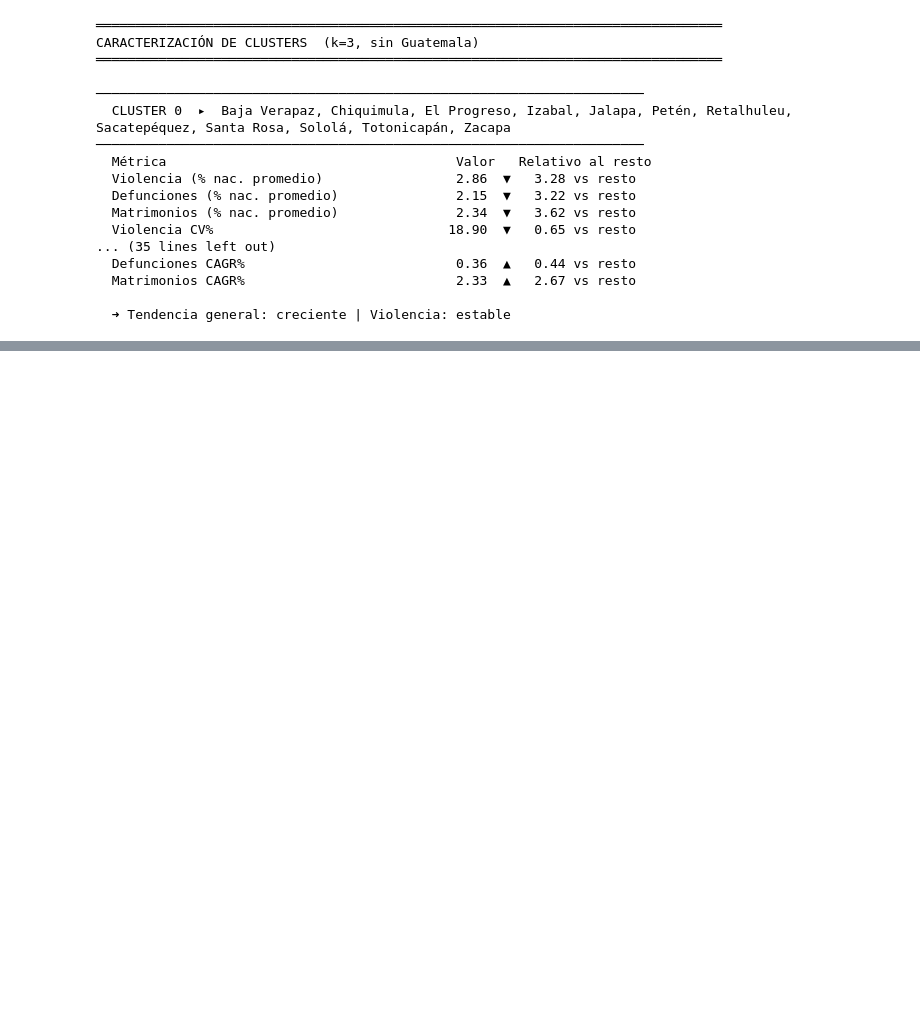
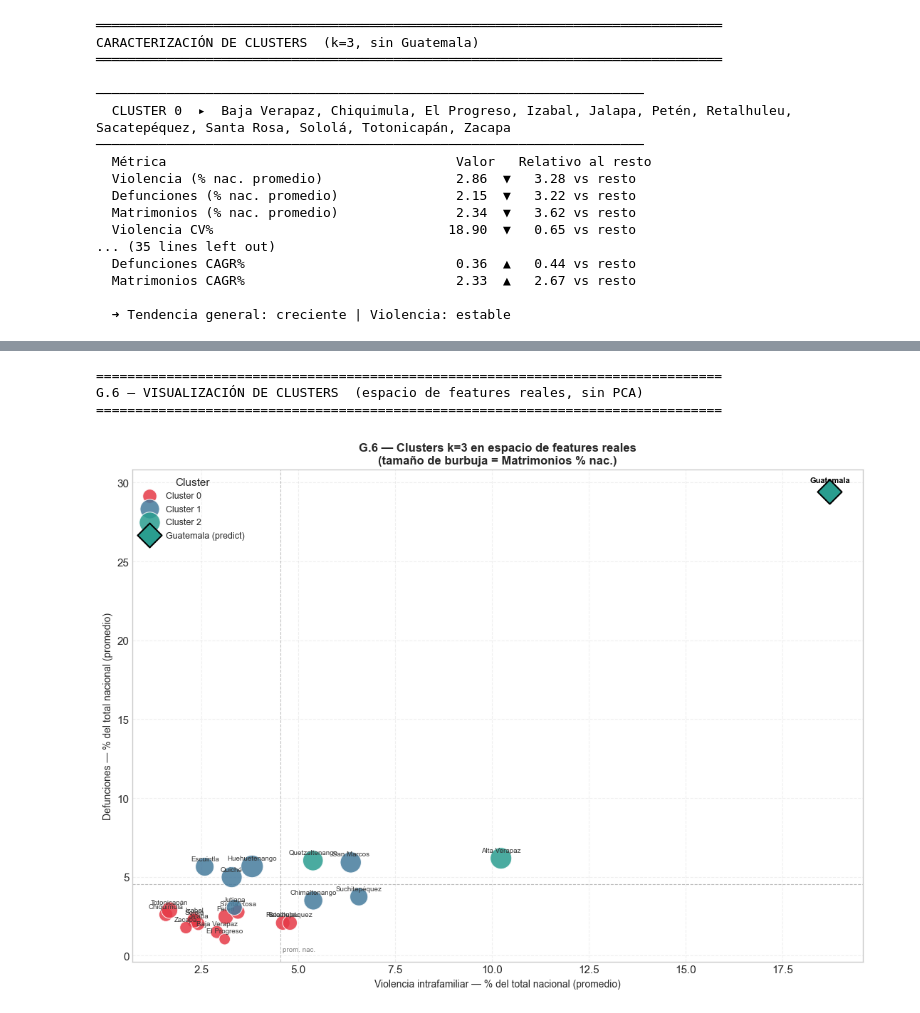
Before and after one commit to FerAHMz/proy1-md, a Jupyter notebook: caso_base_normalizado.ipynb, the cells around one changed output, grey strips where cells are left out. Cells and saved outputs as stored; diff of their text form; code cells hidden in the pictures; blank space fills up the shorter version.

```diff
--- a/caso_base_normalizado.ipynb
+++ b/caso_base_normalizado.ipynb
@@ -1869,0 +1996,62 @@ Zacapa                3        0
+# %%
+
+# ── G.6 — Clusters en espacio de features reales (sin PCA) ────────────────
+print("="*80)
+print("G.6 — VISUALIZACIÓN DE CLUSTERS  (espacio de features reales, sin PCA)")
+print("="*80)
+
+# df_full tiene las 18 features + Cluster para los 22 deptos (incl. Guatemala)
+x_col = 'Vio_Promedio_Pct'
+y_col = 'Def_Promedio_Pct'
+s_col = 'Mat_Promedio_Pct'
+
+fig, ax = plt.subplots(figsize=(11, 8))
+
+for ci in range(K_SGT):
+    sub_c = df_full[df_full['Cluster'] == ci]
+    is_gt = sub_c.index.isin(['Guatemala'])
+    # departamentos normales
+    normal = sub_c[~is_gt]
+    sizes  = (normal[s_col] * 60 + 60).clip(lower=40)
+    ax.scatter(normal[x_col], normal[y_col],
+               s=sizes, c=CLUSTER_COLORS[ci], alpha=0.85,
+               edgecolors='white', linewidths=0.8,
+               label=f'Cluster {ci}', zorder=3)
+    for dep, row_n in normal.iterrows():
+        ax.annotate(dep, (row_n[x_col], row_n[y_col]),
+                    fontsize=7, ha='center', va='bottom',
+                    xytext=(0, 5), textcoords='offset points', color='#333')
+
+# Guatemala separada con marcador diamante
+gt_row = df_full.loc['Guatemala']
+gt_c   = int(gt_row['Cluster'])
+ax.scatter(gt_row[x_col], gt_row[y_col],
+           s=300, c=CLUSTER_COLORS[gt_c],
+           marker='D', edgecolors='black', linewidths=1.5,
+           zorder=5, label='Guatemala (predict)')
+ax.annotate('Guatemala', (gt_row[x_col], gt_row[y_col]),
+            fontsize=8, fontweight='bold', ha='center', va='bottom',
+            xytext=(0, 8), textcoords='offset points', color='black')
+
+ax.axvline(df_full[x_col].mean(), color='gray', lw=0.8, ls='--', alpha=0.5)
+ax.axhline(df_full[y_col].mean(), color='gray', lw=0.8, ls='--', alpha=0.5)
+ax.text(df_full[x_col].mean() + 0.05, ax.get_ylim()[0] if ax.get_ylim()[0] > 0 else 0.2,
+        'prom. nac.', fontsize=7, color='gray', va='bottom')
+
+ax.set_xlabel('Violencia intrafamiliar — % del total nacional (promedio)', fontsize=10)
+ax.set_ylabel('Defunciones — % del total nacional (promedio)', fontsize=10)
+ax.set_title(f'G.6 — Clusters k={K_SGT} en espacio de features reales\n'
+             f'(tamaño de burbuja = Matrimonios % nac.)', fontsize=12, fontweight='bold')
+
+handles, labels_leg = ax.get_legend_handles_labels()
+ax.legend(handles, labels_leg, title='Cluster', fontsize=9,
+          loc='upper left', framealpha=0.9)
+
+ax.grid(True, linestyle='--', alpha=0.3)
+plt.tight_layout()
+plt.show()
+# %% [output]
+================================================================================
+G.6 — VISUALIZACIÓN DE CLUSTERS  (espacio de features reales, sin PCA)
+================================================================================
+[figure, added]
```
Also changed, not shown: parts of 3 cells of this notebook, 1 other file.
